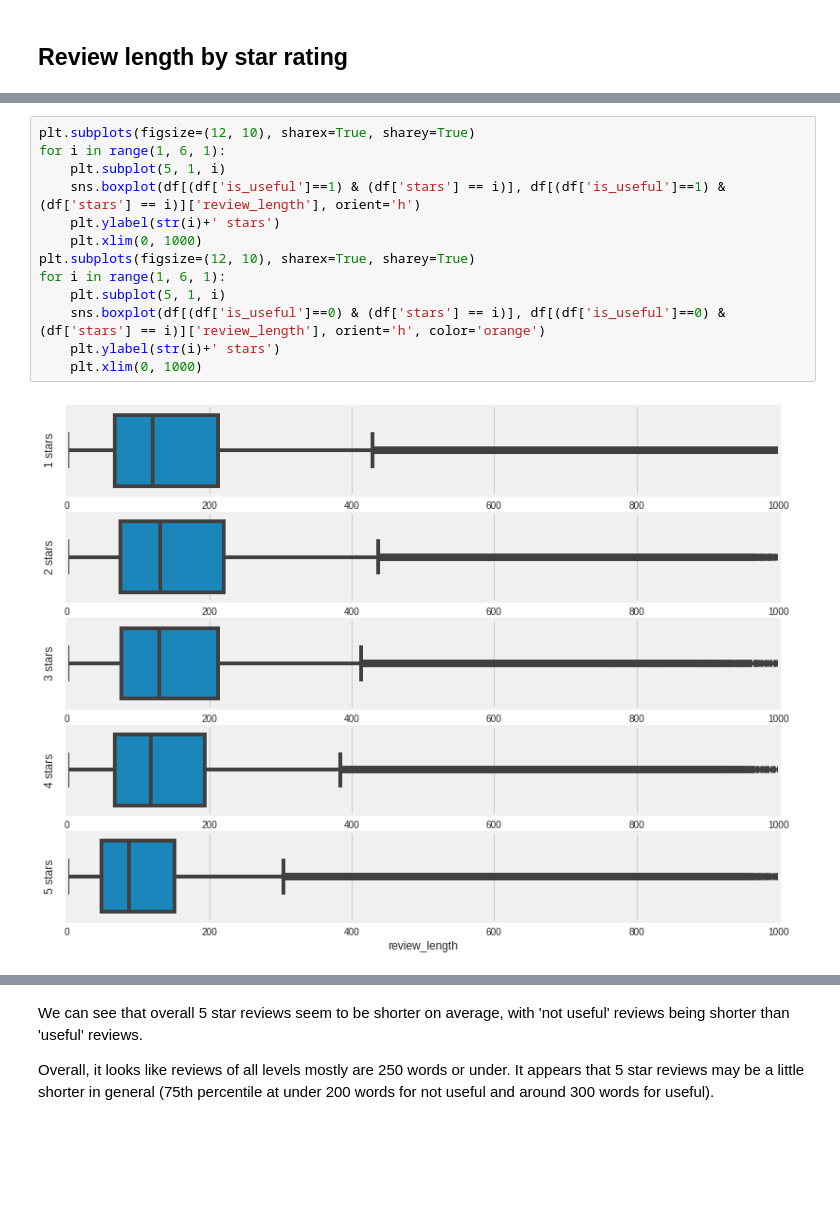
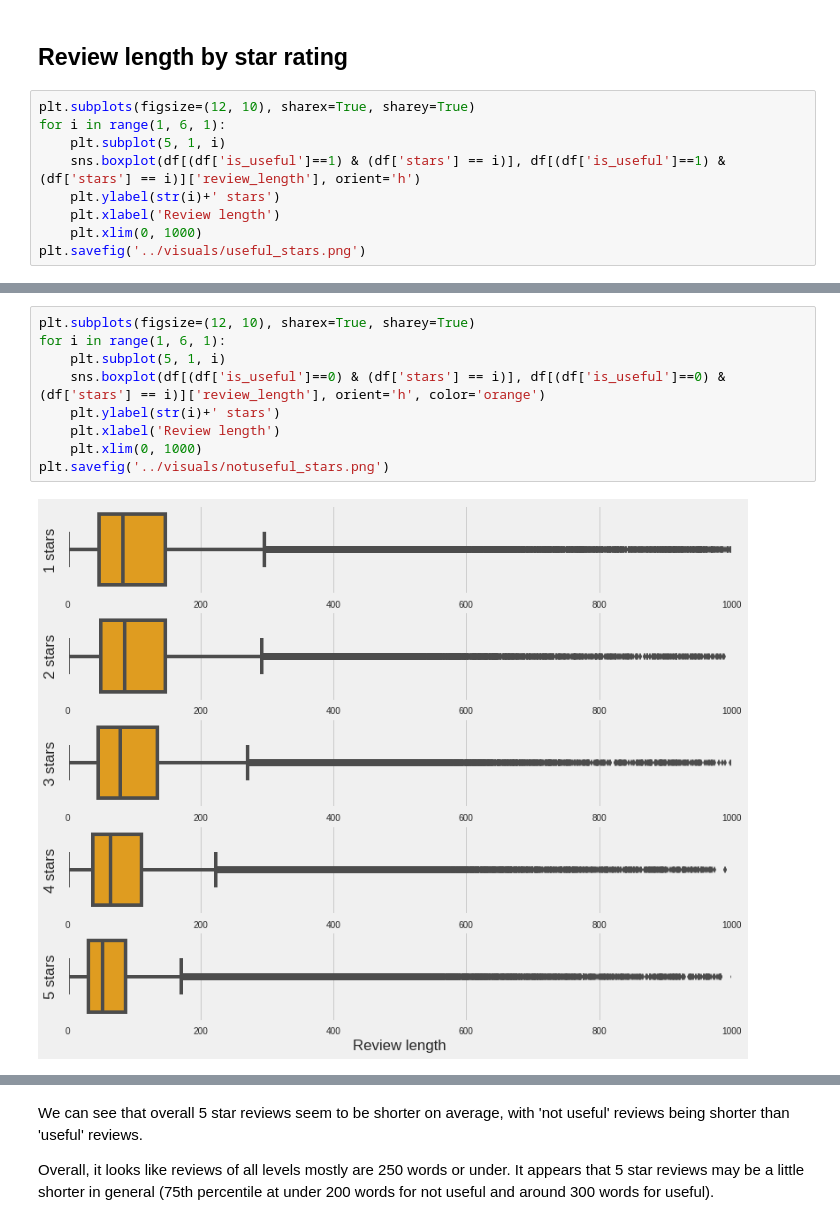
Before and after one commit to gd32/yelp_topic_modeling, a Jupyter notebook: notebooks/01_EDA_Reviews.ipynb, the cells around one changed output, grey strips where cells are left out. Drawn from its saved outputs; the diff is of its cells as text; blank space fills up the shorter version.

```diff
--- a/notebooks/01_EDA_Reviews.ipynb
+++ b/notebooks/01_EDA_Reviews.ipynb
@@ -207,3 +215,12 @@ plt.yticks([0, 1], ['Not Useful', 'Useful'])
 If we look at reviews and cap the review length at 1000 words, we see that in general useful reviews seem to be a little bit longer than the not useful reviews.
 # %% [markdown]
 ## Review length by star rating
+# %%
+plt.subplots(figsize=(12, 10), sharex=True, sharey=True)
+for i in range(1, 6, 1):
+    plt.subplot(5, 1, i)
+    sns.boxplot(df[(df['is_useful']==1) & (df['stars'] == i)], df[(df['is_useful']==1) & (df['stars'] == i)]['review_length'], orient='h')
+    plt.ylabel(str(i)+' stars')
+    plt.xlabel('Review length')
+    plt.xlim(0, 1000)
+plt.savefig('../visuals/useful_stars.png')
@@ -210,15 +229,11 @@ If we look at reviews and cap the review length at 1000 words, we see that in ge
 # %%
-plt.subplots(figsize=(12, 10), sharex=True, sharey=True)
-for i in range(1, 6, 1):
-    plt.subplot(5, 1, i)
-    sns.boxplot(df[(df['is_useful']==1) & (df['stars'] == i)], df[(df['is_useful']==1) & (df['stars'] == i)]['review_length'], orient='h')
-    plt.ylabel(str(i)+' stars')
-    plt.xlim(0, 1000)
 plt.subplots(figsize=(12, 10), sharex=True, sharey=True)
 for i in range(1, 6, 1):
     plt.subplot(5, 1, i)
     sns.boxplot(df[(df['is_useful']==0) & (df['stars'] == i)], df[(df['is_useful']==0) & (df['stars'] == i)]['review_length'], orient='h', color='orange')
     plt.ylabel(str(i)+' stars')
+    plt.xlabel('Review length')
     plt.xlim(0, 1000)
+plt.savefig('../visuals/notuseful_stars.png')
 # %% [output]
-[figure, old version]
+[figure, new version]
```
Also changed, not shown: parts of 20 cells of this notebook, 9 other files.
